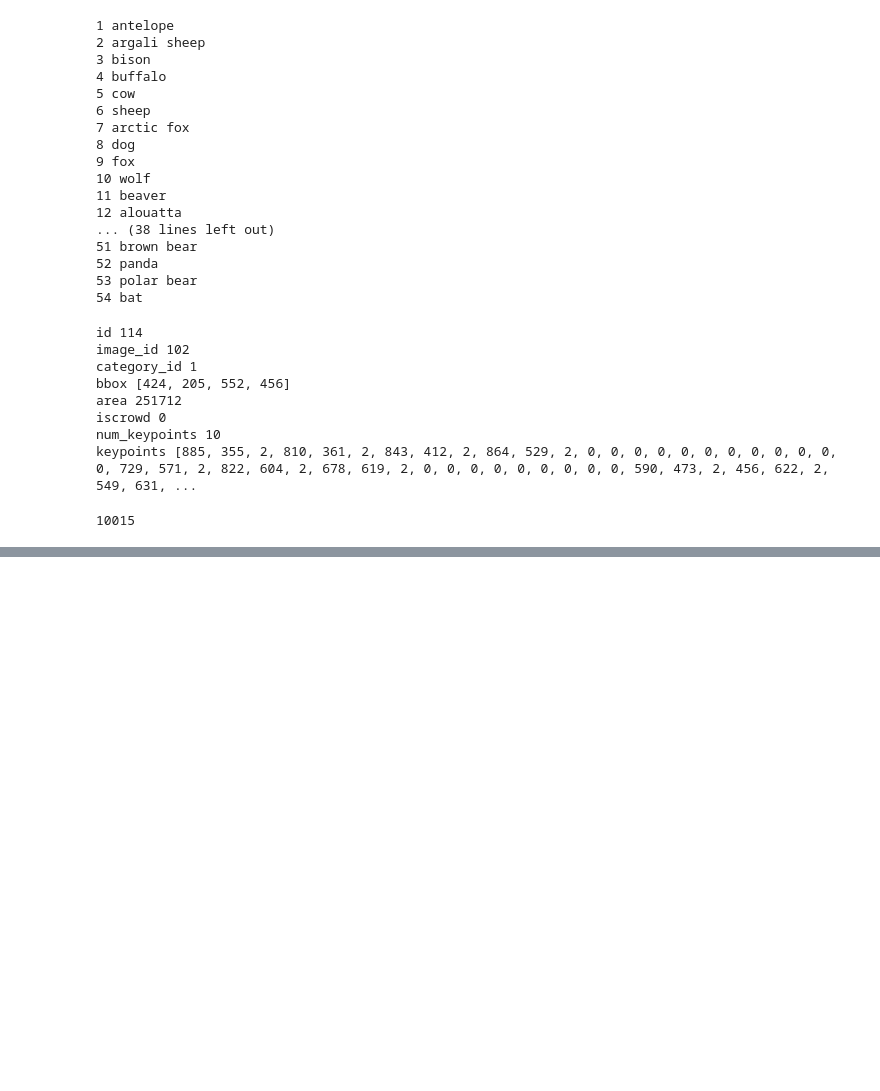
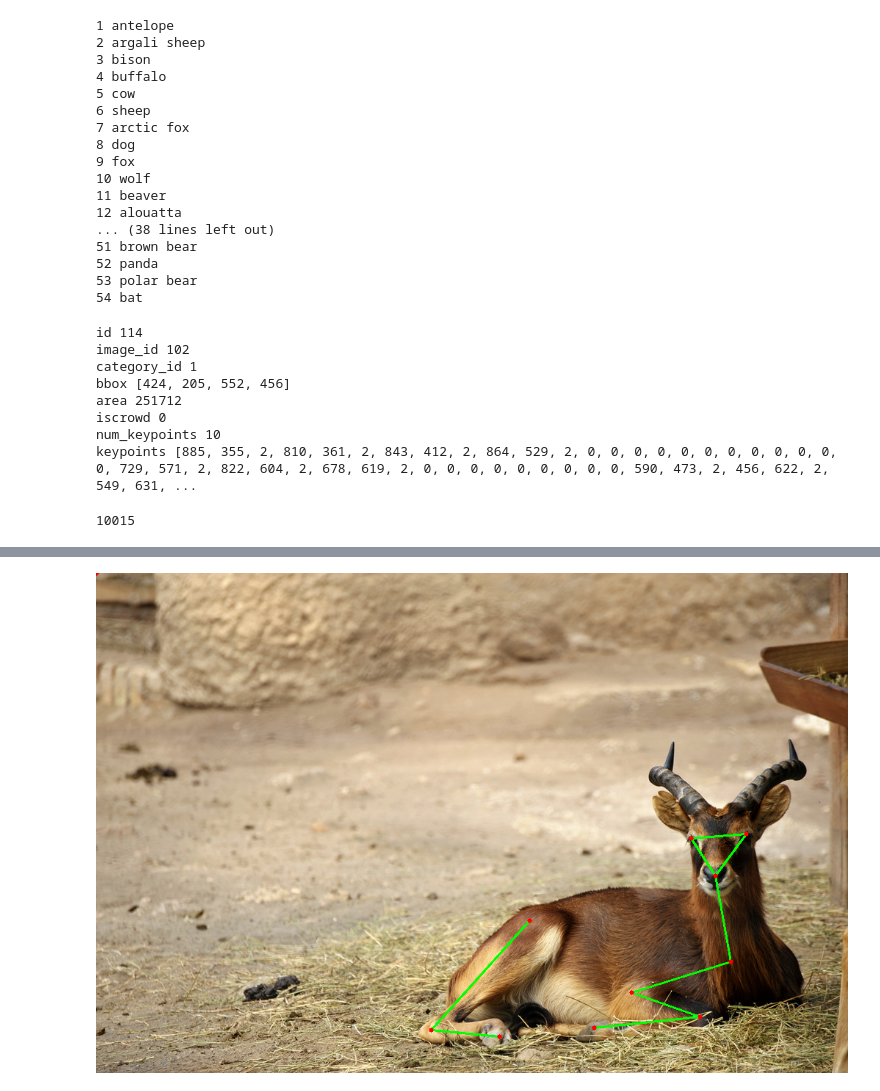
Before and after one commit to JuliaChae/FineDiffusion, a Jupyter notebook: pose_conditioning/notebooks/dataset_inspection.ipynb, the cells around one changed output, grey strips where cells are left out. Cells and saved outputs as stored; diff of their text form; code cells hidden in the pictures; blank space fills up the shorter version.

```diff
--- a/pose_conditioning/notebooks/dataset_inspection.ipynb
+++ b/pose_conditioning/notebooks/dataset_inspection.ipynb
@@ -57,0 +118,24 @@ total
+# %%
+import numpy as np
+from mmengine.structures import InstanceData
+from mmpose.structures import PoseDataSample
+from mmpose.visualization import PoseLocalVisualizer
+
+
+image=np.array(Image.open(img_path))
+
+# Have to subtract all values by 1, since the skeleton is 1 indexed
+skeleton = [[link[0]-1, link[1]-1] for link in ann_data['categories'][1]['skeleton']]
+
+pose_local_visualizer = PoseLocalVisualizer(radius=3, line_width=2, link_color='green')
+gt_instances = InstanceData()
+gt_instances.keypoints = np.array([all_keypoints])
+gt_pose_data_sample = PoseDataSample()
+gt_pose_data_sample.gt_instances = gt_instances
+dataset_meta = {'skeleton_links': skeleton}
+pose_local_visualizer.set_dataset_meta(dataset_meta)
+pose_img = pose_local_visualizer.add_datasample('image', image,
+                        gt_pose_data_sample, draw_pred=False)
+Image.fromarray(pose_img)
+# %% [output]
+[figure, added]
```
Also changed, not shown: parts of 4 cells of this notebook, 1 other file.
